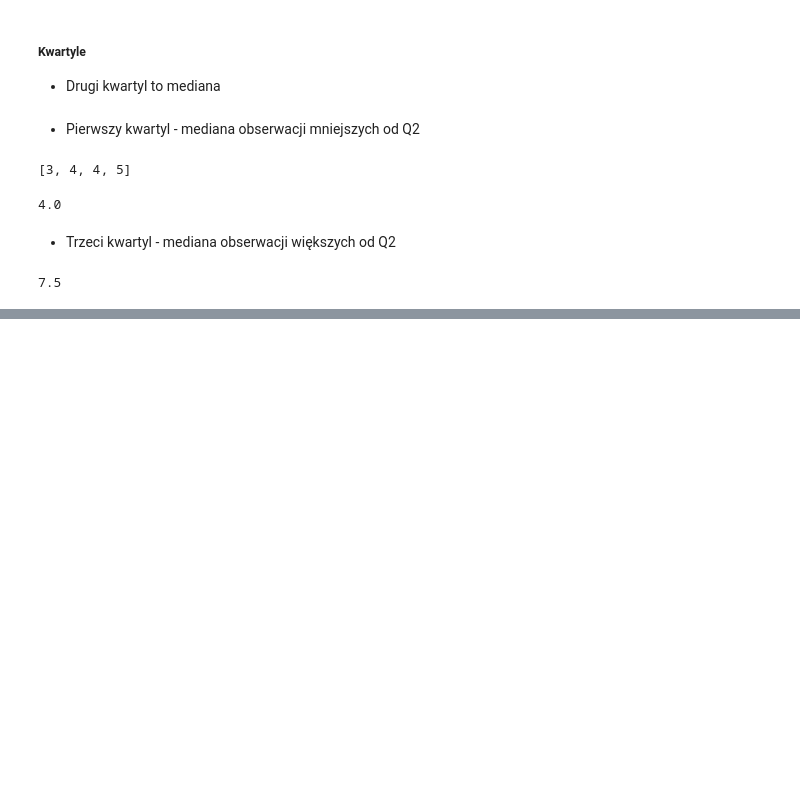
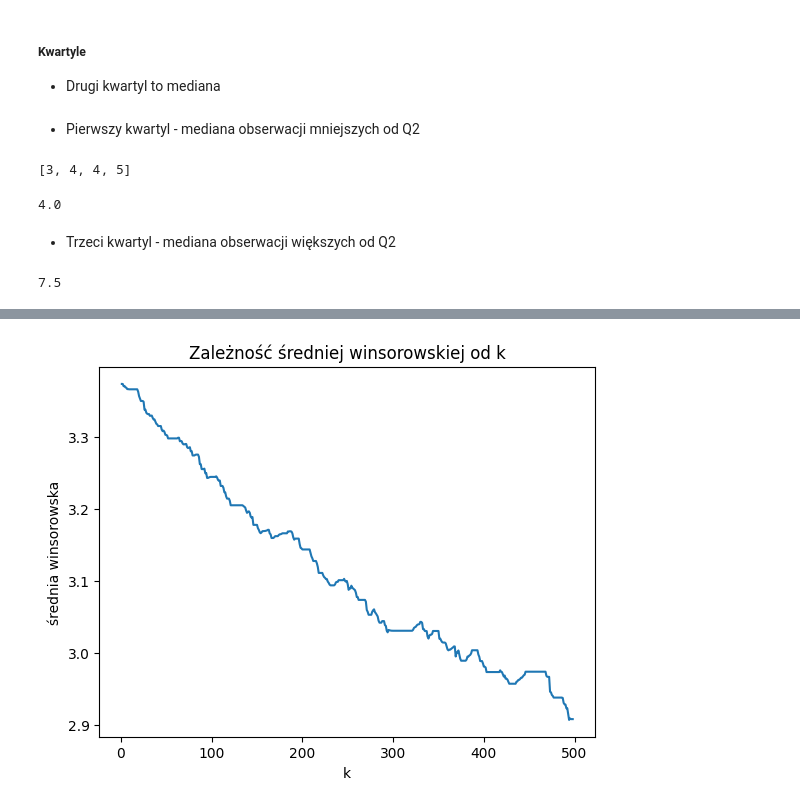
Before and after one commit to rafglo/Statystyka-stosowana, a Jupyter notebook: lista2.ipynb, the cells around one changed output, grey strips where cells are left out. Cells and saved outputs as stored; diff of their text form; code cells hidden in the pictures; blank space fills up the shorter version.

```diff
--- a/lista2.ipynb
+++ b/lista2.ipynb
@@ -46,0 +93,18 @@ Q3([3,4,5,6,7,4,67,8])
+# %%
+def winsorized_mean(data, k):
+    n = len(data)
+    data.sort()
+    sum1 = 0
+    for i in range(k+2, n-k):
+        sum1 += data[i]
+    return 1/n * ((k+1)*data[k] + sum1 + (k+1)*data[n-k-1])
+# %%
+xs2 = np.linspace(1,498,498)
+ys2 = [winsorized_mean(data, i) for i in range(1,499)]
+plt.plot(xs2,ys2)
+plt.xlabel("k")
+plt.ylabel("średnia winsorowska")
+plt.title("Zależność średniej winsorowskiej od k")
+plt.show()
+# %% [output]
+[figure, added]
```
Also changed, not shown: parts of 12 cells of this notebook, 1 other file.
